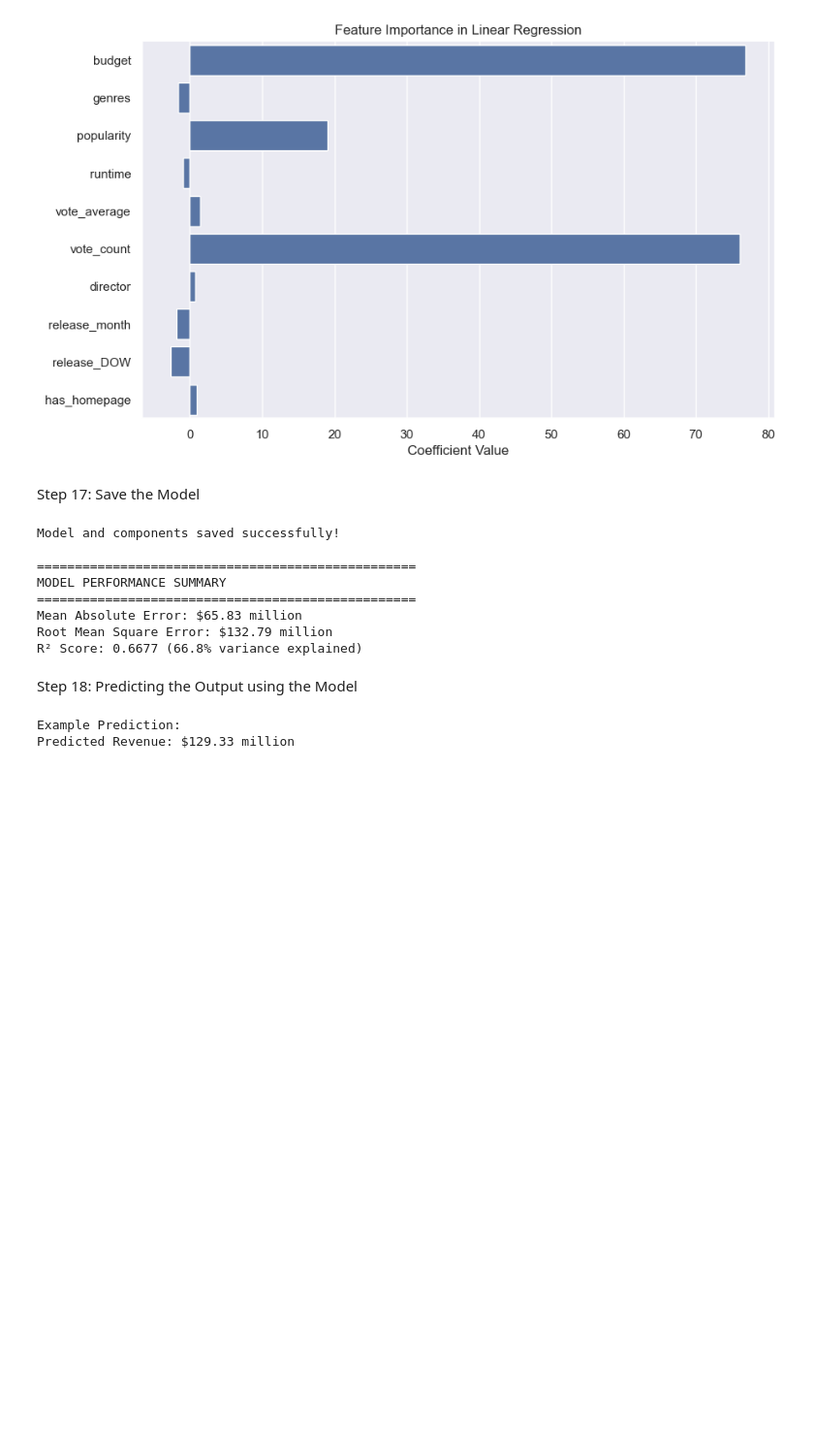
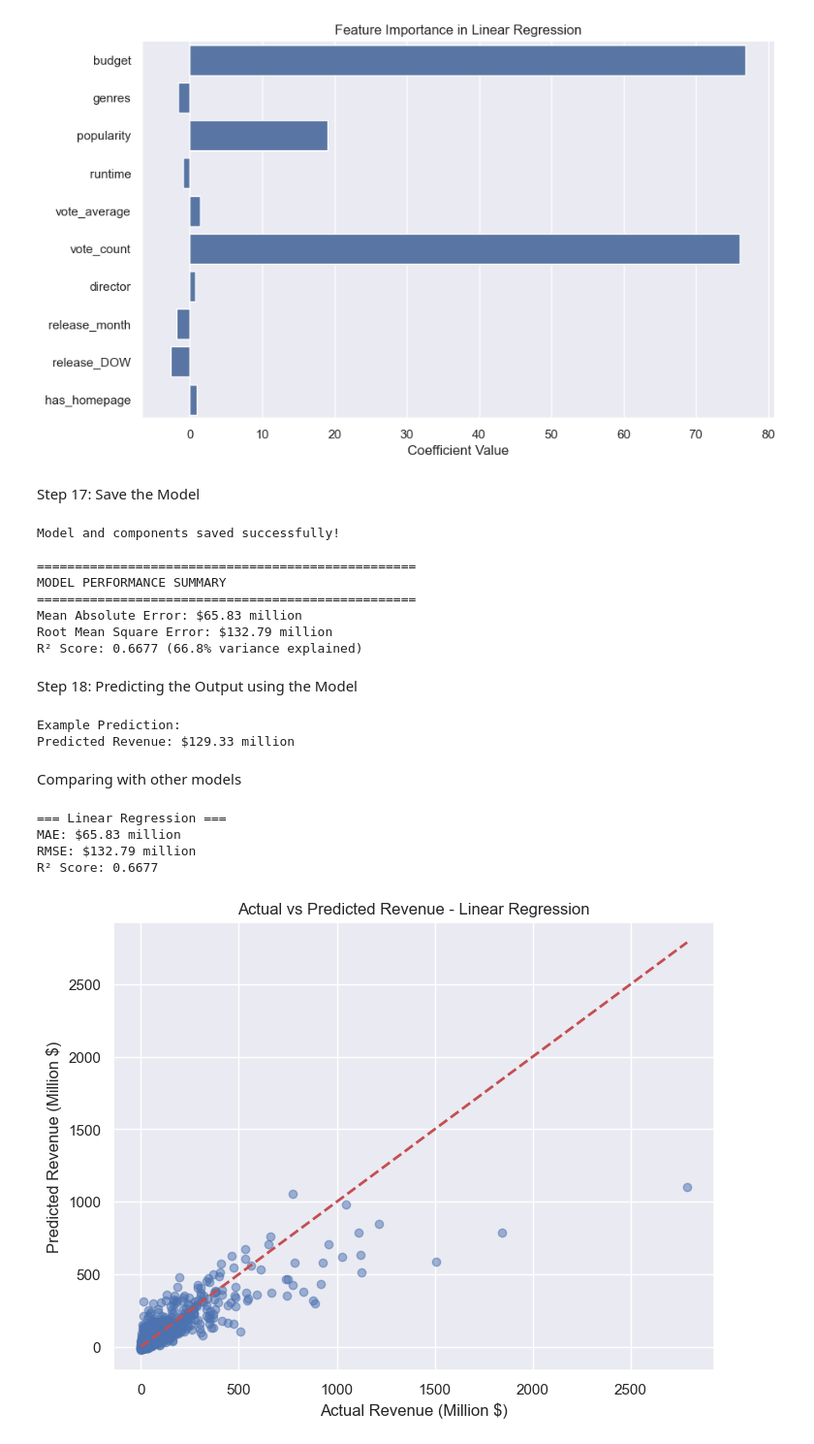
Before and after one commit to nvshanmukh/movie-box-office-predictor, a Jupyter notebook: movie_box_model.ipynb, the cells around one changed output. Shown at 97% size. Saved outputs shown, nothing was run; the diff lists cells and outputs as text; code cells hidden in the pictures; blank space fills up the shorter version.

```diff
--- a/movie_box_model.ipynb
+++ b/movie_box_model.ipynb
@@ -557,3 +560,47 @@ except Exception as e:
 # %% [output]
 Example Prediction:
 Predicted Revenue: $129.33 million
+# %% [markdown]
+Comparing with other models
+# %%
+from sklearn.ensemble import RandomForestRegressor
+from xgboost import XGBRegressor
+
+def evaluate_model(name, model, x_train, x_test, y_train, y_test):
+    model.fit(x_train, y_train)
+    y_pred = model.predict(x_test)
+
+    mae = mean_absolute_error(y_test, y_pred)
+    rmse = np.sqrt(mean_squared_error(y_test, y_pred))
+    r2 = r2_score(y_test, y_pred)
+
+    print(f"=== {name} ===")
+    print(f"MAE: ${mae:.2f} million")
+    print(f"RMSE: ${rmse:.2f} million")
+    print(f"R² Score: {r2:.4f}\n")
+
+    plt.figure(figsize=(8,6))
+    plt.scatter(y_test, y_pred, alpha=0.5)
+    plt.plot([y_test.min(), y_test.max()], [y_test.min(), y_test.max()], 'r--', lw=2)
+    plt.xlabel('Actual Revenue (Million $)')
+    plt.ylabel('Predicted Revenue (Million $)')
+    plt.title(f'Actual vs Predicted Revenue - {name}')
+    plt.show()
+
+    return model, mae, rmse, r2
+# %%
+lr_model = LinearRegression()
+lr_model, lr_mae, lr_rmse, lr_r2 = evaluate_model(
+    "Linear Regression",
+    lr_model,
+    x_train,
+    x_test,
+    y_train,
+    y_test
+)
+# %% [output]
+=== Linear Regression ===
+MAE: $65.83 million
+RMSE: $132.79 million
+R² Score: 0.6677
+[figure, added]
```
Also changed, not shown: parts of 17 cells of this notebook, 1 other file.
